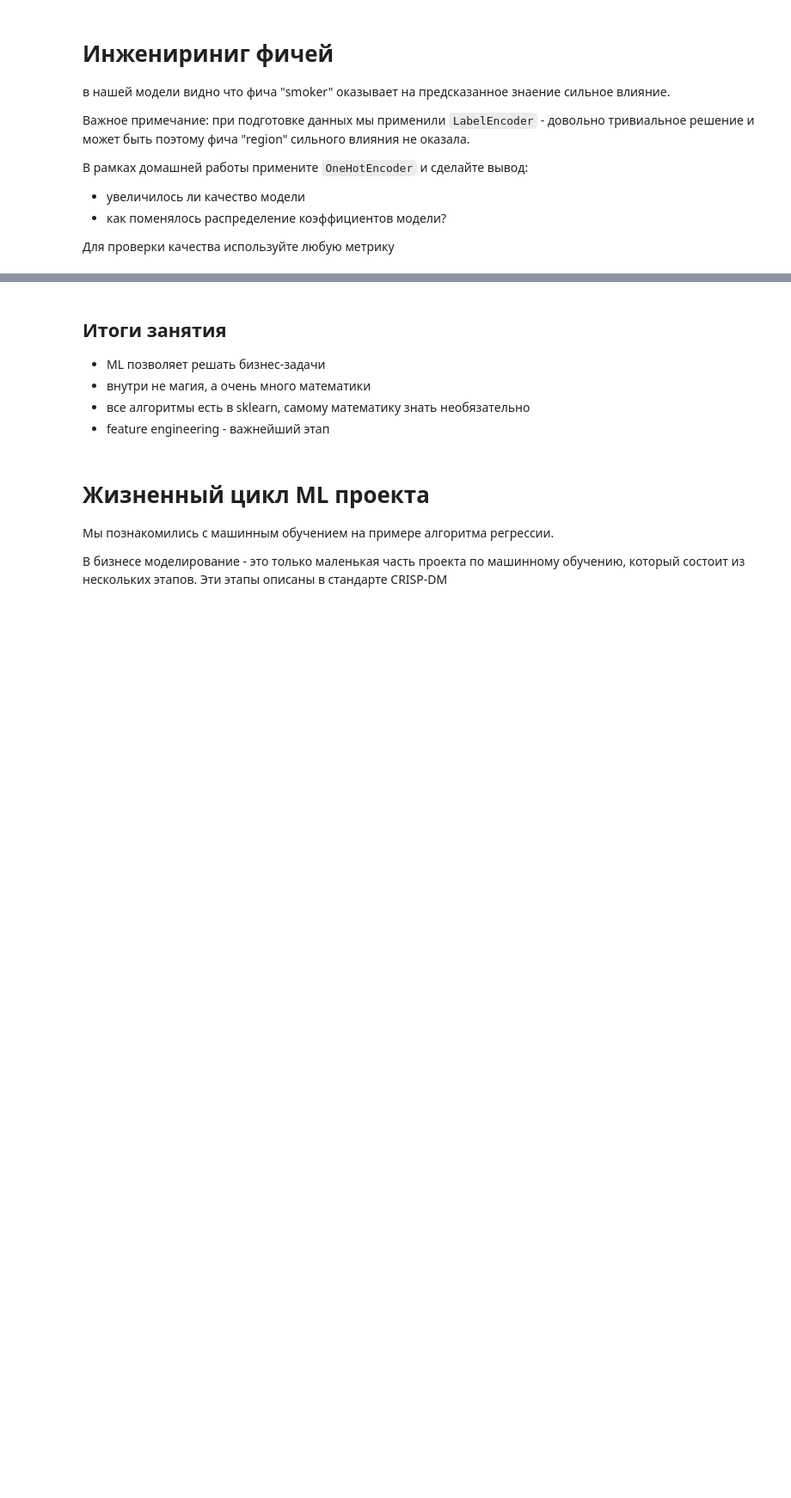
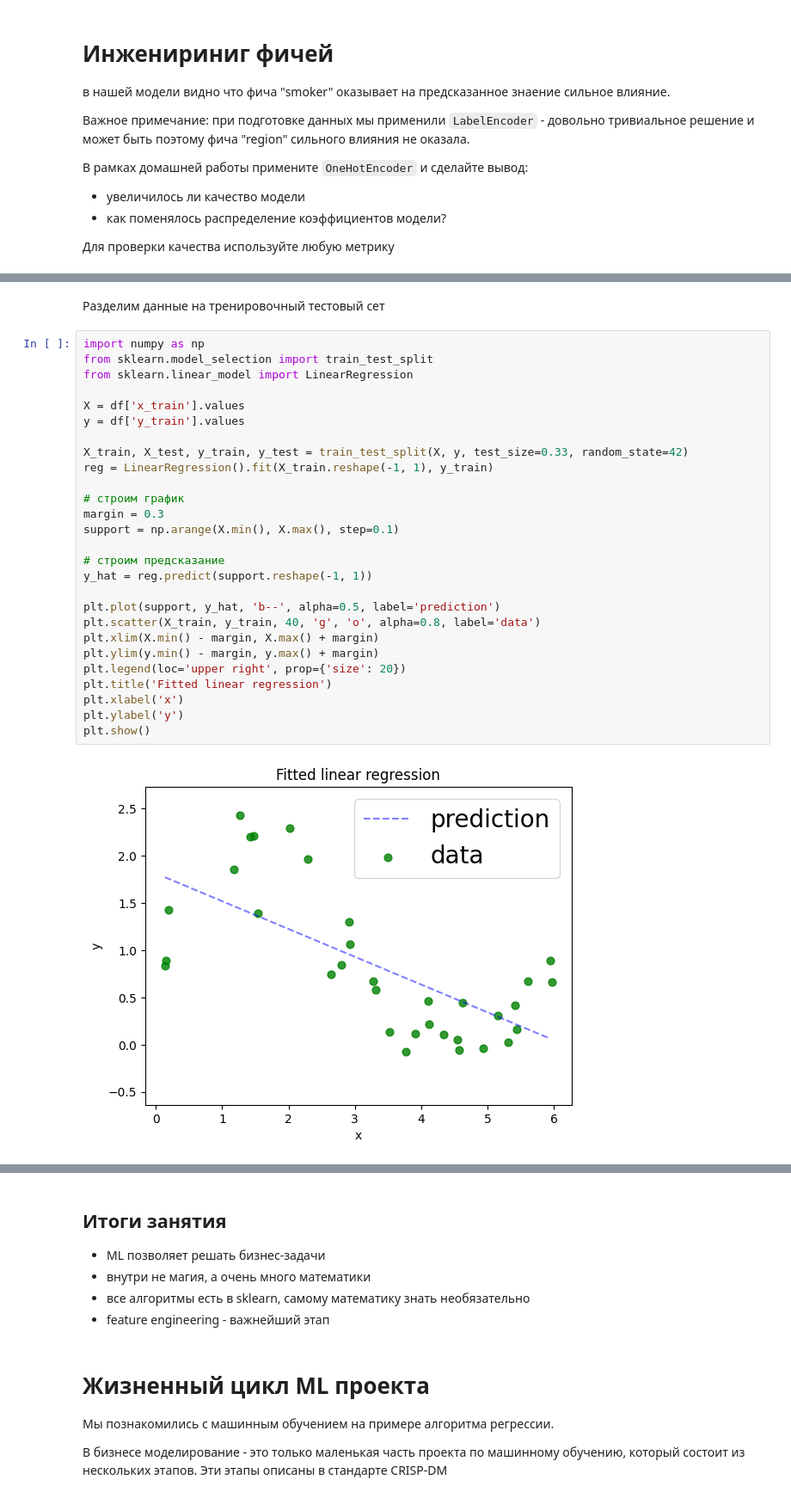
Before and after one commit to aleksandr-dzhumurat/ai_product_engineer, a Jupyter notebook: jupyter_notebooks/vol_00_pre_requirements_01_machine_learning_intro.ipynb, the cells around one changed output, grey strips where cells are left out. Shown: that part at 86% size. Cells and saved outputs as stored; diff of their text form; blank space fills up the shorter version.

```diff
--- a/jupyter_notebooks/vol_00_pre_requirements_01_machine_learning_intro.ipynb
+++ b/jupyter_notebooks/vol_00_pre_requirements_01_machine_learning_intro.ipynb
@@ -486,0 +514,31 @@ fig.show()
+# %% [markdown]
+Разделим данные на тренировочный тестовый сет
+# %%
+import numpy as np
+from sklearn.model_selection import train_test_split
+from sklearn.linear_model import LinearRegression
+
+X = df['x_train'].values
+y = df['y_train'].values
+
+X_train, X_test, y_train, y_test = train_test_split(X, y, test_size=0.33, random_state=42)
+reg = LinearRegression().fit(X_train.reshape(-1, 1), y_train)
+
+# строим график
+margin = 0.3
+support = np.arange(X.min(), X.max(), step=0.1)
+
+# строим предсказание
+y_hat = reg.predict(support.reshape(-1, 1))
+
+plt.plot(support, y_hat, 'b--', alpha=0.5, label='prediction')
+plt.scatter(X_train, y_train, 40, 'g', 'o', alpha=0.8, label='data')
+plt.xlim(X.min() - margin, X.max() + margin)
+plt.ylim(y.min() - margin, y.max() + margin)
+plt.legend(loc='upper right', prop={'size': 20})
+plt.title('Fitted linear regression')
+plt.xlabel('x')
+plt.ylabel('y')
+plt.show()
+# %% [output]
+[figure, added]
```
Also changed, not shown: parts of 13 cells of this notebook, 7 other files.
